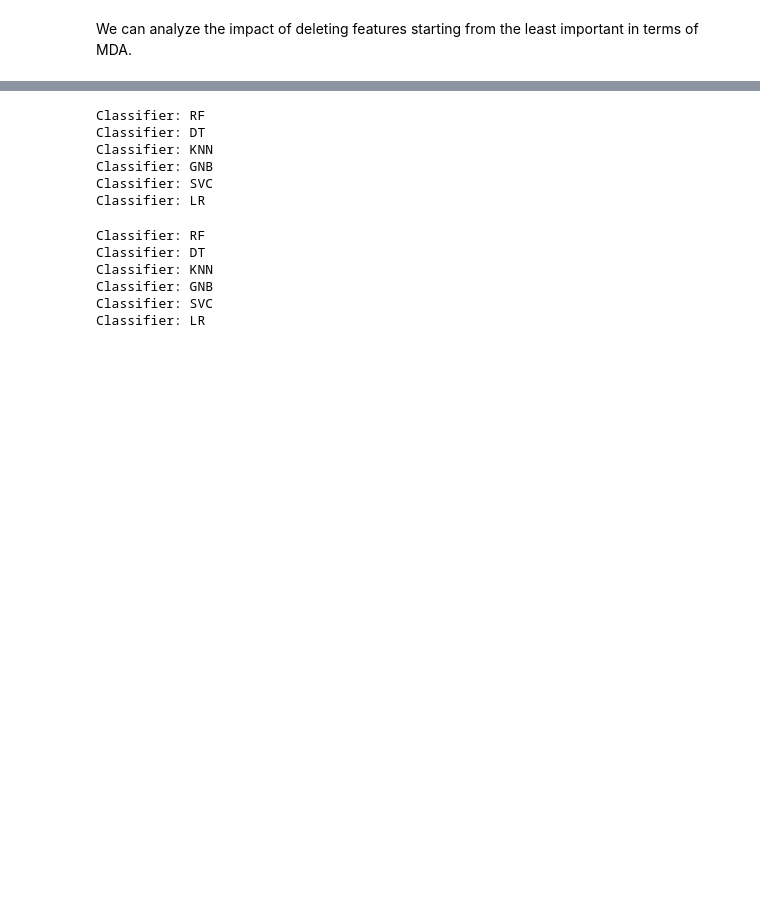
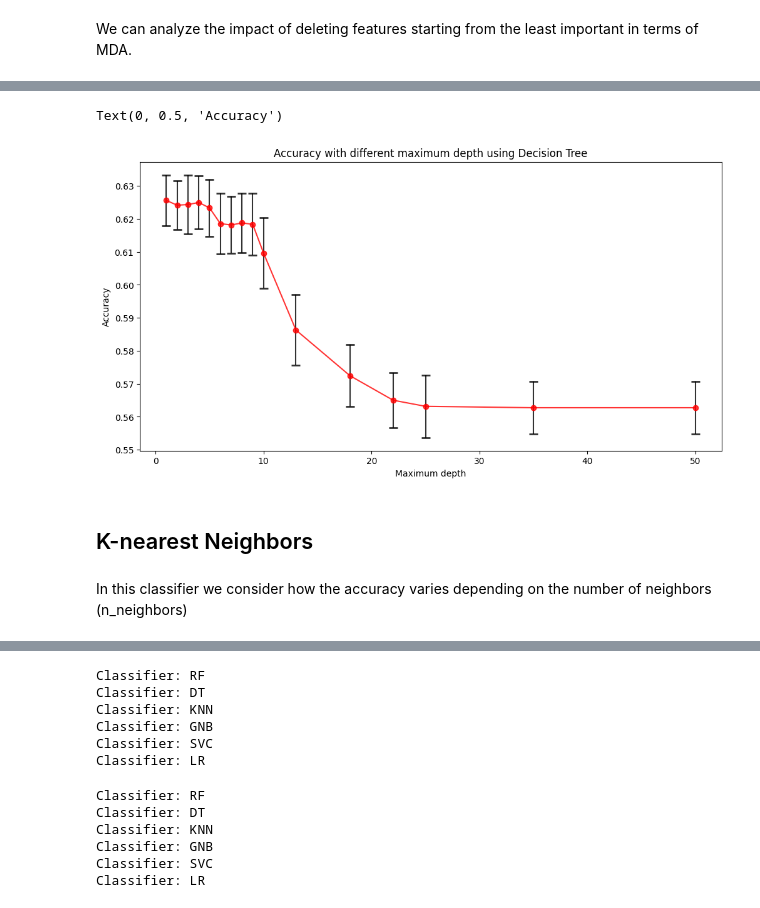
Before and after one commit to Mate1Coll/Diabetes-Classification, a Jupyter notebook: Model.ipynb, the cells around one changed output, grey strips where cells are left out. Cells and saved outputs as stored; diff of their text form; code cells hidden in the pictures; blank space fills up the shorter version.

```diff
--- a/Model.ipynb
+++ b/Model.ipynb
@@ -322,0 +385,35 @@ dFeat.shape
+# %%
+from sklearn.tree import DecisionTreeClassifier
+
+max_depth_list = [1,2,3,4,5,6,7,8,9,10,13,18,22,25,35, 50]
+accuracy_list = []
+error_list = []
+
+kf = KFold(n_splits=10, shuffle=True, random_state=random_seed)
+
+for max_depth in max_depth_list:
+
+    accuracy_mean = []
+
+    for train_index, test_index in kf.split(dFeat, dClass):
+
+        X_train, X_test = dFeat[train_index], dFeat[test_index]
+        y_train, y_test = dClass[train_index], dClass[test_index]
+
+        # Create a Random Forest Classifier
+        dt = DecisionTreeClassifier(max_depth=max_depth, random_state=random_seed, criterion='entropy')
+
+        # Fit the model on the training data
+        dt.fit(X_train, y_train)
+
+        # Make predictions on the test data
+        y_pred = dt.predict(X_test)
+
+        # Calculate performance metrics
+        pm = Performance_metrics(y_test, y_pred)
+        accuracy_mean.append(pm.accuracy())
+
+    acc = np.mean(accuracy_mean)
+    print("Accuracy with ", max_depth, " estimators: ", acc)
+    accuracy_list.append(acc)
+    error_list.append(np.std(accuracy_mean)/np.sqrt(len(accuracy_mean)))
@@ -322,0 +437,14 @@ dFeat.shape
+# %%
+# Plot the accuracy with error bars
+plt.figure(figsize=(12, 6))
+plt.errorbar(max_depth_list, accuracy_list, yerr=error_list, fmt='o-', color='red', alpha=0.8, capsize=5, capthick=2, lw=1.5, ecolor='black', elinewidth=1.5)
+plt.title("Accuracy with different maximum depth using Decision Tree")
+plt.xlabel("Maximum depth")
+plt.ylabel("Accuracy")
+# %% [output]
+Text(0, 0.5, 'Accuracy')
+[figure, added]
+# %% [markdown]
+## K-nearest Neighbors
+# %% [markdown]
+In this classifier we consider how the accuracy varies depending on the number of neighbors (n_neighbors)
```
Also changed, not shown: parts of 25 cells of this notebook.
